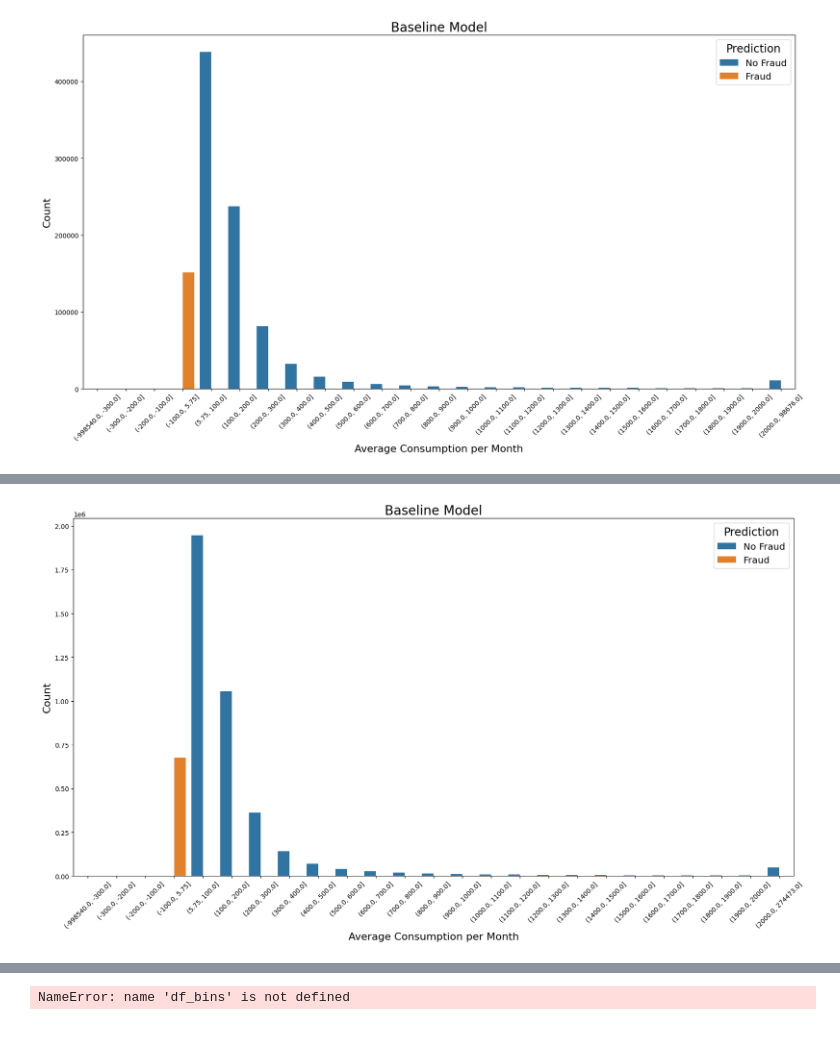
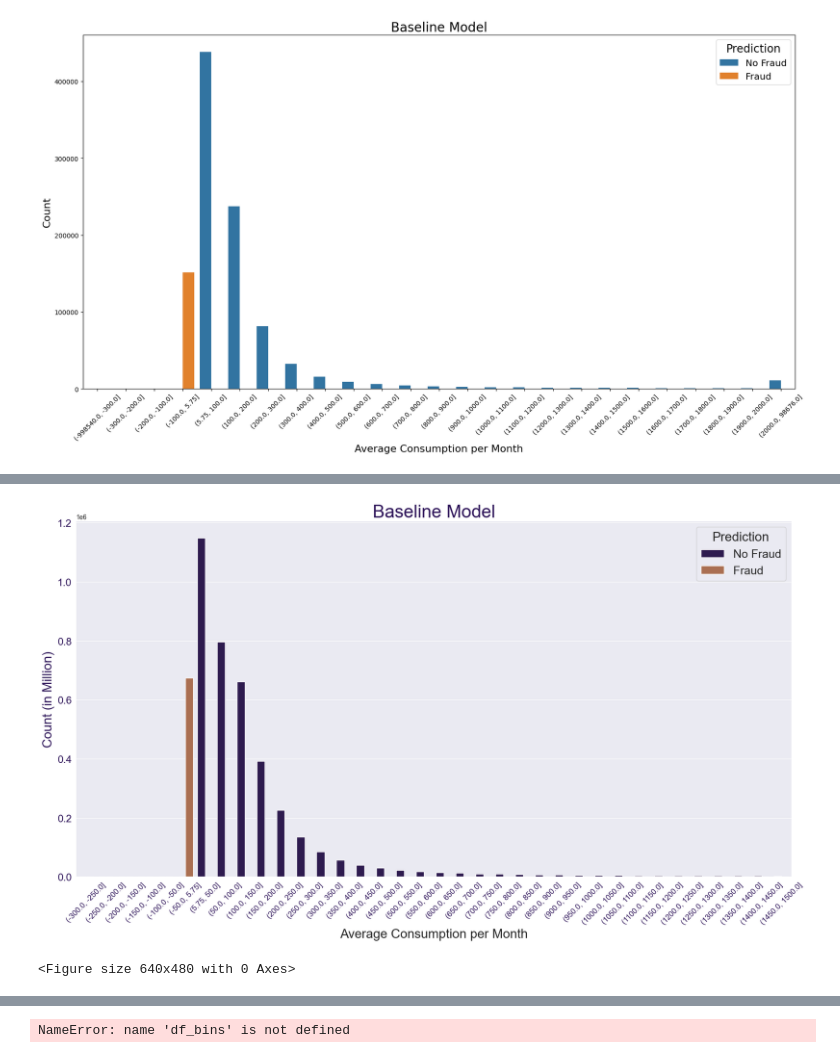
Before and after one commit to Cazta/fraud_detection_electricity_company, a Jupyter notebook: plot_baseline.ipynb, the cells around one changed output, grey strips where cells are left out. Saved outputs shown, nothing was run; the diff lists cells and outputs as text; code cells hidden in the pictures.

```diff
--- a/plot_baseline.ipynb
+++ b/plot_baseline.ipynb
@@ -249,0 +286,9 @@ plt.show();
+# %%
+df_red_interval = df_red.query('index_change_month > -300 and index_change_month < 1500')
+# %%
+#index series for the large data set, restricted to interval
+idx_ser_large_interval = pd.cut(df_red_interval["index_change_month"], bins=bins_interval)#,labels=all_bins[:-1])
+idx_ser_large_interval.name = 'index_change_month_bin'
+# %%
+df_red_interval_bins =  pd.concat([df_red_interval, idx_ser_large_interval], axis=1)
+df_red_interval_bins.head()
@@ -250,36 +302,32 @@ plt.show();
+# %%
+# Set custom color palette
+# from https://coolors.co/
+
+colors = ['#2c1258','#b86a44'#, '#671f47', '#a22e54',  '#dabc66'
+          ]
+customPalette = sns.set_palette(sns.color_palette(colors))
+sns.set_style("darkgrid")
 # %%
+# plot countplot of index_change_month distribution with baseline prediction hue
 fig = plt.figure(figsize=(20,10))
-g = sns.countplot(data=df_red_bins, x='index_change_month_bin', hue='pred_baseline')
-#data=df_small_bins.query('index_change_month < 1800')
+g = sns.countplot(data=df_red_interval_bins, x='index_change_month_bin', hue='pred_baseline', color=customPalette)
 
 plt.xticks(rotation=45)
 plt.legend(
     title='Prediction',
     labels = ['No Fraud','Fraud'],
-    fontsize='x-large',
-    title_fontsize='xx-large')
-plt.xlabel('Average Consumption per Month', fontsize=16);
-plt.ylabel('Count', fontsize=16);
-plt.title('Baseline Model', fontsize=20)
+    fontsize=18,#'x-large',
+    title_fontsize=20#'xx-large'
+    )
+plt.xlabel('Average Consumption per Month', fontsize=20);
+plt.ylabel('Count (in Million)', fontsize=20, color='#2c1258');
+plt.title('Baseline Model', fontsize=28, color='#2c1258') #color='#b86a44'
+plt.xticks(color='#2c1258',fontsize=12)
+plt.yticks(color='#2c1258', fontsize=16)
 plt.show();
+#plt.savefig('plots/baseline_plot.jpg')
 
-# # plot countplot of target distribution by counter category
-
-# fig = plt.figure(figsize=(20,10))
-# g = sns.countplot(data=df, x='counter_type_GAZ', hue='target', color=customPalette)
-
-# plt.xticks(rotation=45)
-# plt.legend(
-#     title='Fraudulent Counter Manipulation',
-#     labels = ['No Fraud','Fraud'],
-#     fontsize='x-large',
-#     title_fontsize='xx-large')
 # plt.xlabel(' ');
-# plt.ylabel('Count (in Million)', fontsize=20, color='#2c1258');
-# plt.title('Fraudulent Manipulation by Counter Type', fontsize=28, color='#b86a44')
-# plt.xticks(color='#2c1258',fontsize=16)
-# plt.yticks(color='#2c1258', fontsize=16)
-# plt.show();
-# #plt.savefig('plots/target_distribution.jpg')
 # %% [output]
-[figure, old version]
+[figure, new version]
+<Figure size 640x480 with 0 Axes>
```
Also changed, not shown: parts of 10 cells of this notebook, 2 other files.
